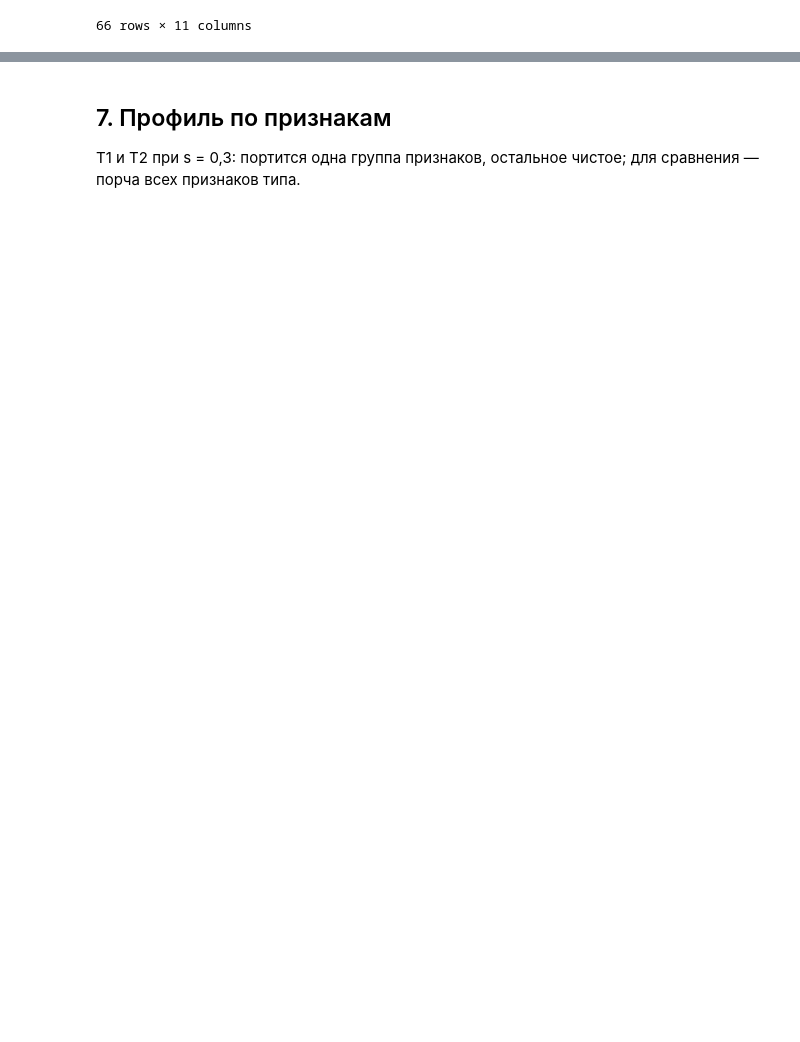
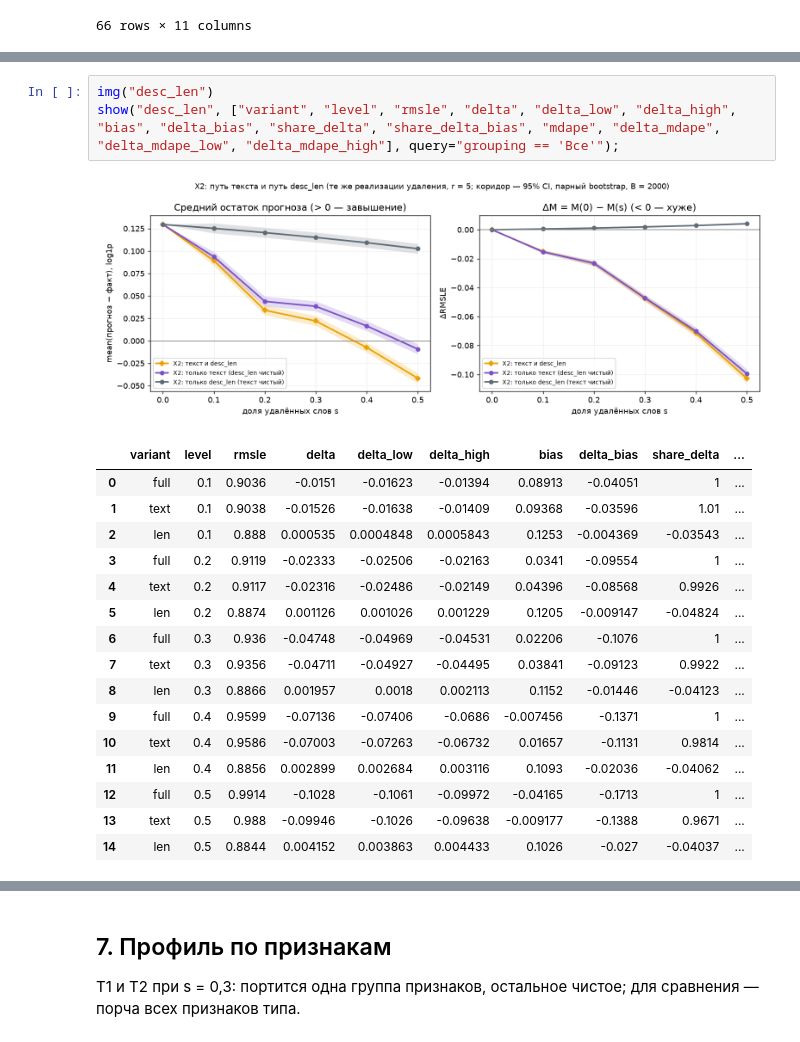
Before and after one commit to DeaDog911/ai-security, a Jupyter notebook: notebooks/pr2_noise.ipynb, the cells around one changed output, grey strips where cells are left out. Drawn from its saved outputs; the diff is of its cells as text; blank space fills up the shorter version.

```diff
--- a/notebooks/pr2_noise.ipynb
+++ b/notebooks/pr2_noise.ipynb
@@ -242,0 +250,21 @@ show("bias", ["type", "level", "grouping", "group", "n", "bias", "bias_low", "bi
+# %%
+img("desc_len")
+show("desc_len", ["variant", "level", "rmsle", "delta", "delta_low", "delta_high", "bias", "delta_bias", "share_delta", "share_delta_bias", "mdape", "delta_mdape", "delta_mdape_low", "delta_mdape_high"], query="grouping == 'Все'");
+# %% [output]
+[figure, added]
+|  | variant | level | rmsle | delta | delta_low | delta_high | bias | delta_bias | share_delta | ... |
+| 0 | full | 0.1 | 0.9036 | -0.0151 | -0.01623 | -0.01394 | 0.08913 | -0.04051 | 1 | ... |
+| 1 | text | 0.1 | 0.9038 | -0.01526 | -0.01638 | -0.01409 | 0.09368 | -0.03596 | 1.01 | ... |
+| 2 | len | 0.1 | 0.888 | 0.000535 | 0.0004848 | 0.0005843 | 0.1253 | -0.004369 | -0.03543 | ... |
+| 3 | full | 0.2 | 0.9119 | -0.02333 | -0.02506 | -0.02163 | 0.0341 | -0.09554 | 1 | ... |
+| 4 | text | 0.2 | 0.9117 | -0.02316 | -0.02486 | -0.02149 | 0.04396 | -0.08568 | 0.9926 | ... |
+| 5 | len | 0.2 | 0.8874 | 0.001126 | 0.001026 | 0.001229 | 0.1205 | -0.009147 | -0.04824 | ... |
+| 6 | full | 0.3 | 0.936 | -0.04748 | -0.04969 | -0.04531 | 0.02206 | -0.1076 | 1 | ... |
+| 7 | text | 0.3 | 0.9356 | -0.04711 | -0.04927 | -0.04495 | 0.03841 | -0.09123 | 0.9922 | ... |
+| 8 | len | 0.3 | 0.8866 | 0.001957 | 0.0018 | 0.002113 | 0.1152 | -0.01446 | -0.04123 | ... |
+| 9 | full | 0.4 | 0.9599 | -0.07136 | -0.07406 | -0.0686 | -0.007456 | -0.1371 | 1 | ... |
+| 10 | text | 0.4 | 0.9586 | -0.07003 | -0.07263 | -0.06732 | 0.01657 | -0.1131 | 0.9814 | ... |
+| 11 | len | 0.4 | 0.8856 | 0.002899 | 0.002684 | 0.003116 | 0.1093 | -0.02036 | -0.04062 | ... |
+| 12 | full | 0.5 | 0.9914 | -0.1028 | -0.1061 | -0.09972 | -0.04165 | -0.1713 | 1 | ... |
+| 13 | text | 0.5 | 0.988 | -0.09946 | -0.1026 | -0.09638 | -0.009177 | -0.1388 | 0.9671 | ... |
+| 14 | len | 0.5 | 0.8844 | 0.004152 | 0.003863 | 0.004433 | 0.1026 | -0.027 | -0.04037 | ... |
```
Also changed, not shown: parts of 9 cells of this notebook, 19 other files.
